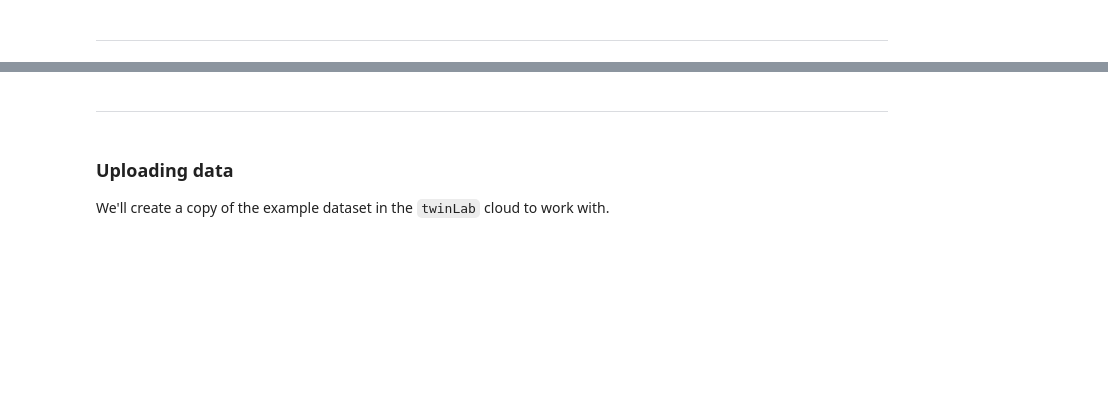
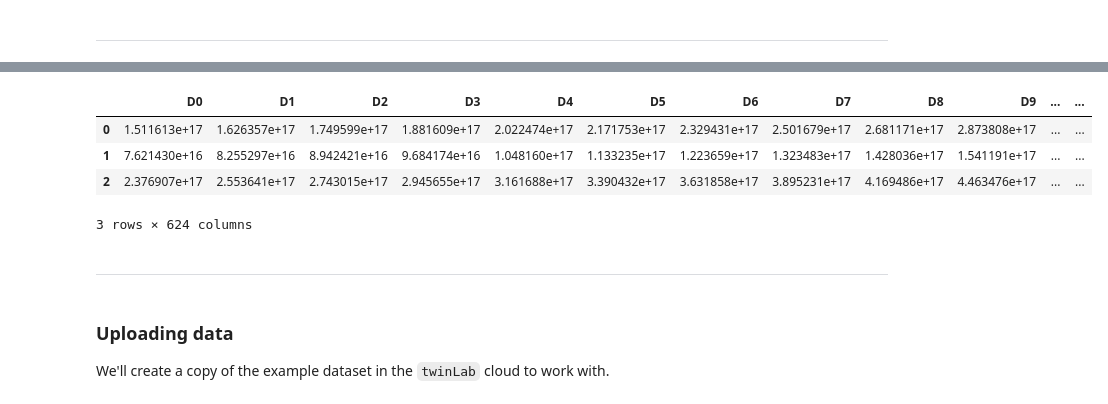
Before and after one commit to digiLab-ai/TritiumDesorption, a Jupyter notebook: demo.ipynb, the cells around one changed output, grey strips where cells are left out. Saved outputs shown, nothing was run; the diff lists cells and outputs as text; code cells hidden in the pictures; blank space fills up the shorter version.

```diff
--- a/demo.ipynb
+++ b/demo.ipynb
@@ -45,2 +82,2 @@ The Thermal-Desorption Spectra data is available to you on the `twinLab` cloud a
 # %%
-data = tl.load_example_dataset('tritium-desorption')
+data = twinlab.load_example_dataset('tritium-desorption', verbose = False)
@@ -80,8 +118,13 @@ NameError: name 'outputs' is not defined
-# %%
-outputs = [f"D{n}" for n in range(624)]
-data.columns = list(data.columns[:5]) + outputs
+# %%
+data.columns = inputs + outputs
 # %%
-data[outputs]
+data[outputs][:3]
+# %% [output]
+|  | D0 | D1 | D2 | D3 | D4 | D5 | D6 | D7 | D8 | D9 | ... | ... |
+| 0 | 1.511613e+17 | 1.626357e+17 | 1.749599e+17 | 1.881609e+17 | 2.022474e+17 | 2.171753e+17 | 2.329431e+17 | 2.501679e+17 | 2.681171e+17 | 2.873808e+17 | ... | ... |
+| 1 | 7.621430e+16 | 8.255297e+16 | 8.942421e+16 | 9.684174e+16 | 1.048160e+17 | 1.133235e+17 | 1.223659e+17 | 1.323483e+17 | 1.428036e+17 | 1.541191e+17 | ... | ... |
+| 2 | 2.376907e+17 | 2.553641e+17 | 2.743015e+17 | 2.945655e+17 | 3.161688e+17 | 3.390432e+17 | 3.631858e+17 | 3.895231e+17 | 4.169486e+17 | 4.463476e+17 | ... | ... |
+3 rows × 624 columns
 # %% [markdown]
 ***
 # %% [markdown]
```
Also changed, not shown: parts of 25 cells of this notebook, 2 other files.
